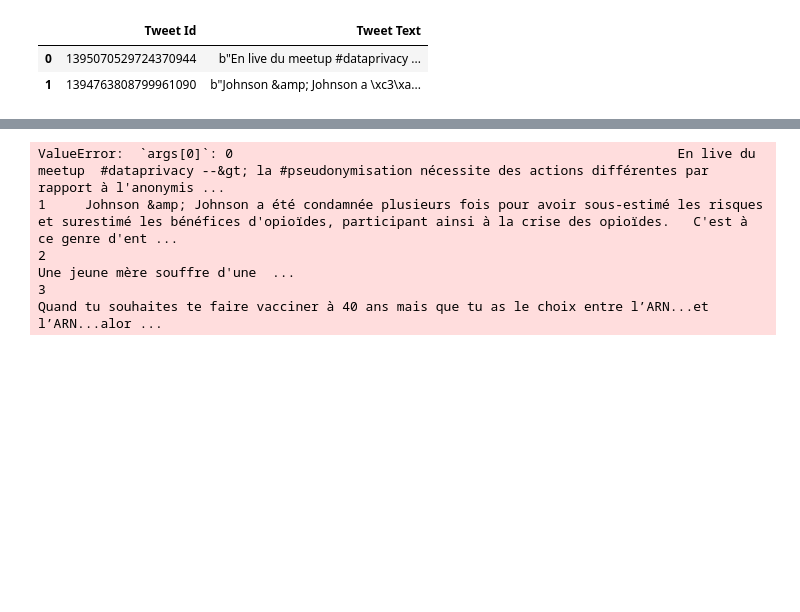
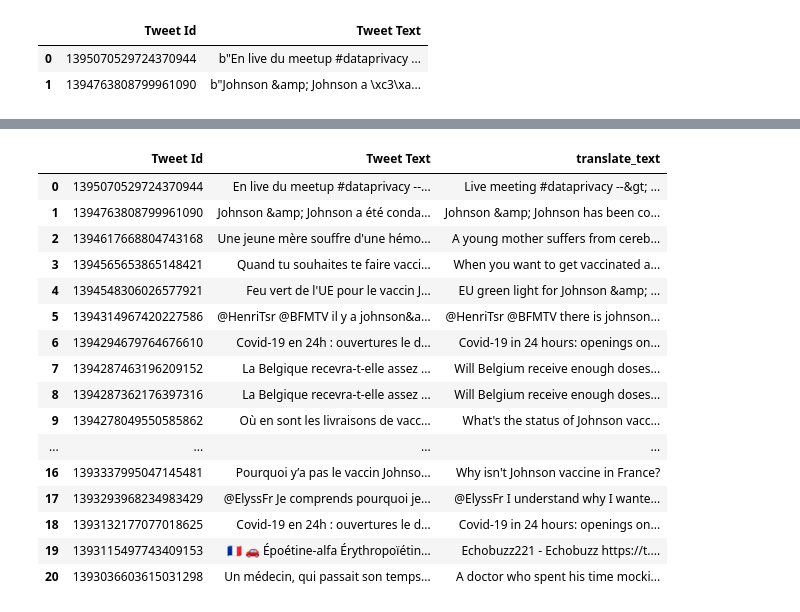
Before and after one commit to AmyLG/NSS_capstone_twitter_covid19_vaccines_across_us_and_fr, a Jupyter notebook: notebooks/translate_fr_to_en_with_transformers.ipynb, the cells around one changed output, grey strips where cells are left out. Drawn from its saved outputs; the diff is of its cells as text; code cells hidden in the pictures; blank space fills up the shorter version.

```diff
--- a/notebooks/translate_fr_to_en_with_transformers.ipynb
+++ b/notebooks/translate_fr_to_en_with_transformers.ipynb
@@ -62,7 +58,26 @@ TypeError: 'method' object is not iterable
 # %%
-test_translated_text = translation(test["Tweet Text"], max_length=140)[0]['translation_text']
+def translate_fr_en(text):
+    translated_text = translation(text, max_length=140)[0]['translation_text']
+    return translated_text
-# %% [output]
-ValueError:  `args[0]`: 0                                                         En live du meetup  #dataprivacy --&gt; la #pseudonymisation nécessite des actions différentes par rapport à l'anonymis ...
-1     Johnson &amp; Johnson a été condamnée plusieurs fois pour avoir sous-estimé les risques et surestimé les bénéfices d'opioïdes, participant ainsi à la crise des opioïdes.   C'est à ce genre d'ent ...
-2                                                                                                                                                                          Une jeune mère souffre d'une  ...
-3                                                                                                    Quand tu souhaites te faire vacciner à 40 ans mais que tu as le choix entre l’ARN...et l’ARN...alor ...
+# %%
+test["translate_text"] = test["Tweet Text"].apply(translate_fr_en)
+# %%
+test
+# %% [output]
+|  | Tweet Id | Tweet Text | translate_text |
+| 0 | 1395070529724370944 | En live du meetup #dataprivacy --... | Live meeting #dataprivacy --&gt; ... |
+| 1 | 1394763808799961090 | Johnson &amp; Johnson a été conda... | Johnson &amp; Johnson has been co... |
+| 2 | 1394617668804743168 | Une jeune mère souffre d'une hémo... | A young mother suffers from cereb... |
+| 3 | 1394565653865148421 | Quand tu souhaites te faire vacci... | When you want to get vaccinated a... |
+| 4 | 1394548306026577921 | Feu vert de l'UE pour le vaccin J... | EU green light for Johnson &amp; ... |
+| 5 | 1394314967420227586 | @HenriTsr @BFMTV il y a johnson&a... | @HenriTsr @BFMTV there is johnson... |
+| 6 | 1394294679764676610 | Covid-19 en 24h : ouvertures le d... | Covid-19 in 24 hours: openings on... |
+| 7 | 1394287463196209152 | La Belgique recevra-t-elle assez ... | Will Belgium receive enough doses... |
+| 8 | 1394287362176397316 | La Belgique recevra-t-elle assez ... | Will Belgium receive enough doses... |
+| 9 | 1394278049550585862 | Où en sont les livraisons de vacc... | What's the status of Johnson vacc... |
+| ... | ... | ... | ... |
+| 16 | 1393337995047145481 | Pourquoi y’a pas le vaccin Johnso... | Why isn't Johnson vaccine in France? |
+| 17 | 1393293968234983429 | @ElyssFr Je comprends pourquoi je... | @ElyssFr I understand why I wante... |
+| 18 | 1393132177077018625 | Covid-19 en 24h : ouvertures le d... | Covid-19 in 24 hours: openings on... |
+| 19 | 1393115497743409153 | 🇫🇷 🚗 Époétine-alfa Érythropoïétin... | Echobuzz221 - Echobuzz https://t.... |
+| 20 | 1393036603615031298 | Un médecin, qui passait son temps... | A doctor who spent his time mocki... |
```
Also changed, not shown: parts of 9 cells of this notebook.
